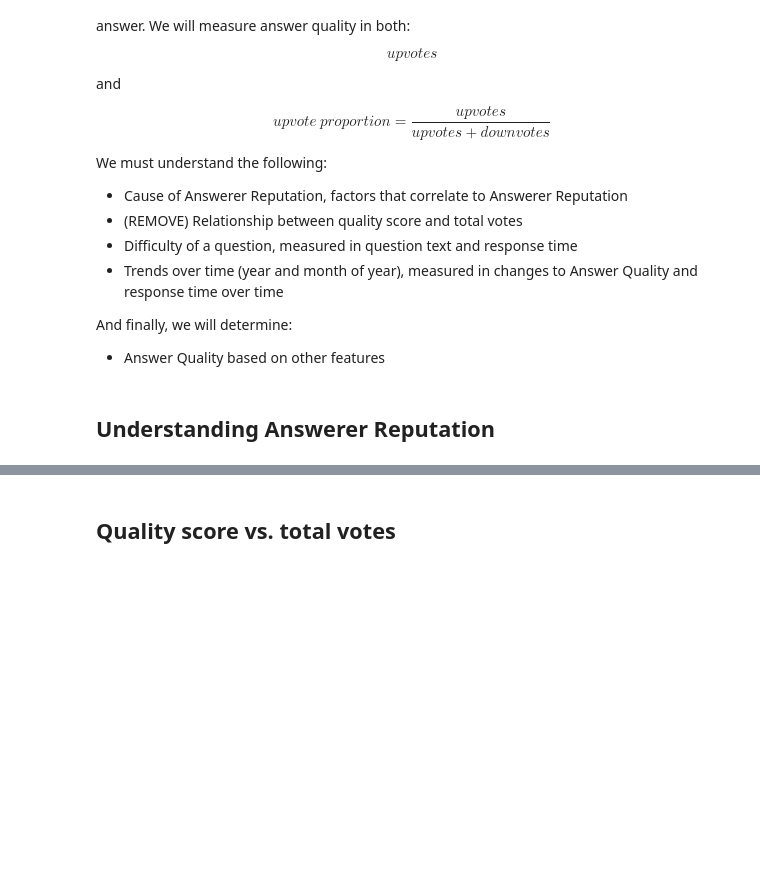
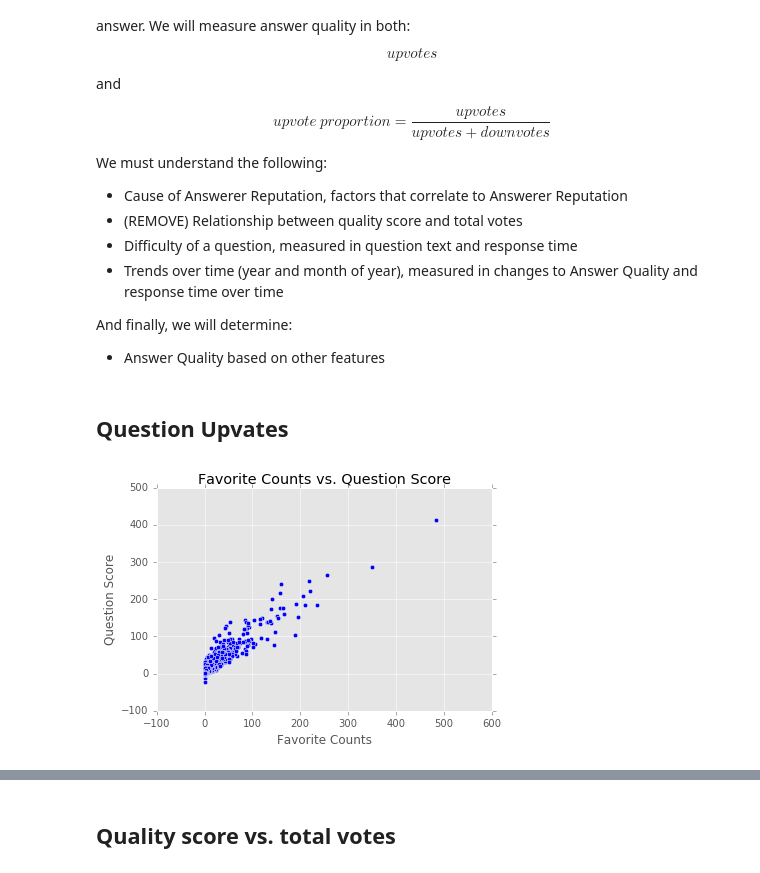
Before and after one commit to alexmfriedman/stack-exchange-analysis, a Jupyter notebook: Stack Overflow Analysis.ipynb, the cells around one changed output, grey strips where cells are left out. Cells and saved outputs as stored; diff of their text form; code cells hidden in the pictures; blank space fills up the shorter version.

Commit message:
added lots of graphs

```diff
--- a/Stack Overflow Analysis.ipynb
+++ b/Stack Overflow Analysis.ipynb
@@ -484,5 +480,30 @@ We must understand the following:
 
 And finally, we will determine:
 * Answer Quality based on other features
-# %% [markdown]
-## Understanding Answerer Reputation
+# %% [markdown]
+## Question Upvates
+# %%
+def plot_features(x, y, x_label, y_label):
+    plt.figure()
+    p = plt.scatter(x, y)
+    plt.title('%s vs. %s' %(x_label, y_label))
+    plt.xlabel(x_label)
+    plt.ylabel(y_label)
+    plt.show()
+# %%
+question_scores = c.execute('''SELECT Score
+                                 FROM posts
+                                 WHERE PostTypeId = 1''')
+
+question_scores_arr = question_scores.fetchall()
+
+question_favorite_counts = c.execute('''SELECT FavoriteCount
+                                 FROM posts
+                                 WHERE PostTypeId = 1''')
+
+question_favorite_counts_arr = question_favorite_counts.fetchall()
+
+plot_features(question_favorite_counts_arr, question_scores_arr,
+              'Favorite Counts', 'Question Score')
+# %% [output]
+[figure, added]
```
Also changed, not shown: parts of 18 cells of this notebook.
